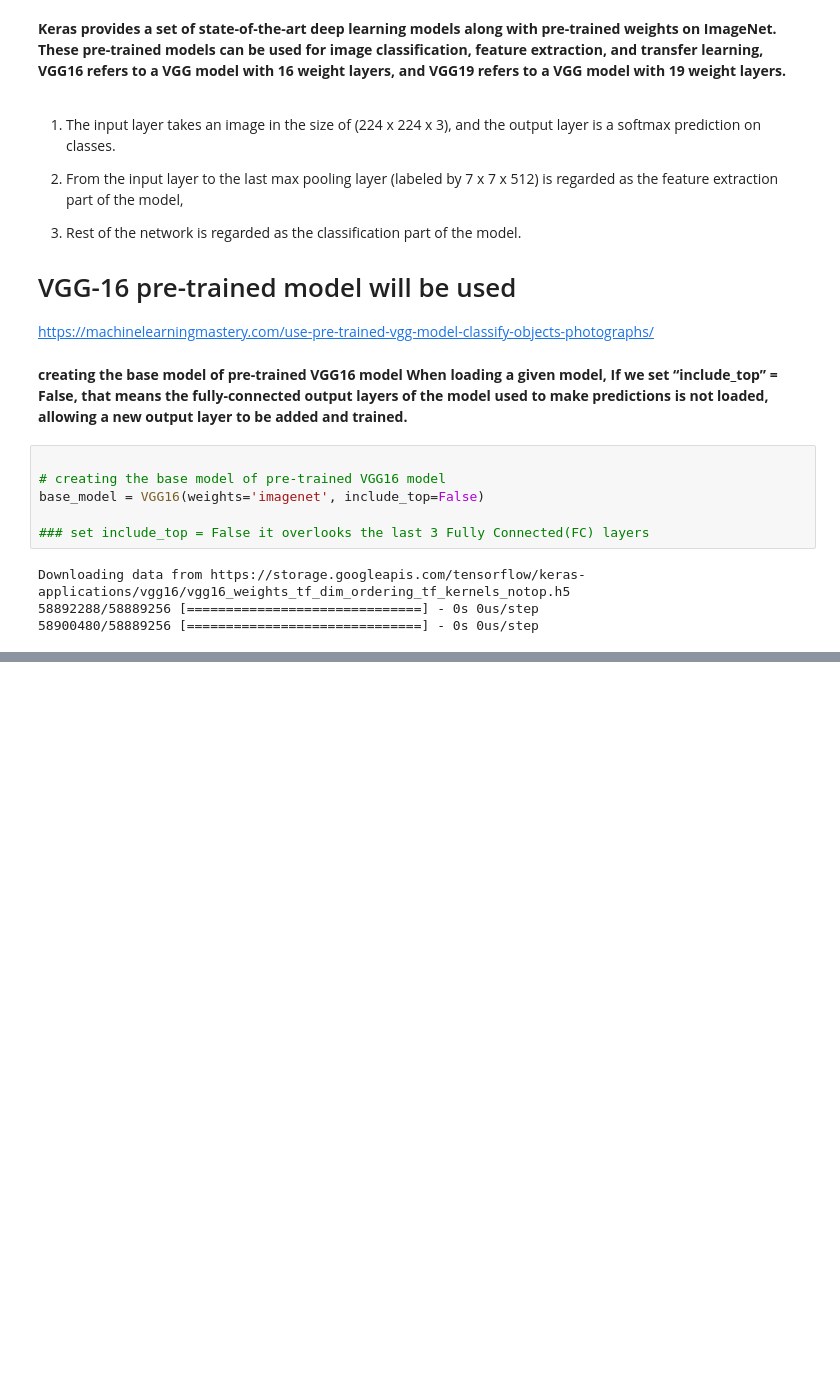
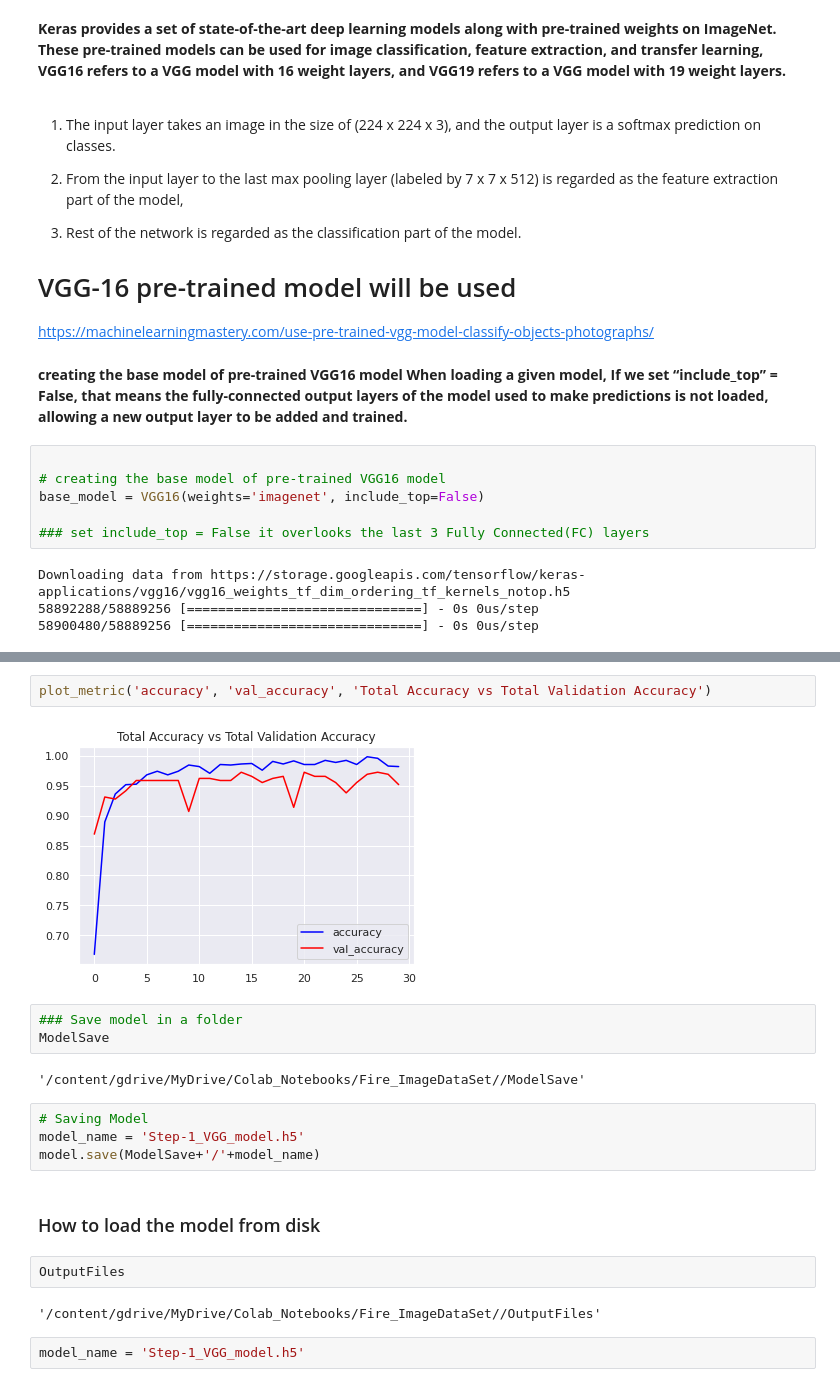
Before and after one commit to merrymasti015/CAP2022GRP09, a Jupyter notebook: PCAMZC321_Group09_FireEventDetection_PreProcessing.ipynb, the cells around one changed output, grey strips where cells are left out. Saved outputs shown, nothing was run; the diff lists cells and outputs as text; blank space fills up the shorter version.

```diff
--- a/PCAMZC321_Group09_FireEventDetection_PreProcessing.ipynb
+++ b/PCAMZC321_Group09_FireEventDetection_PreProcessing.ipynb
@@ -1064,0 +1285,21 @@ X_train.shape
+# %%
+plot_metric('accuracy', 'val_accuracy', 'Total Accuracy vs Total Validation Accuracy')
+# %% [output]
+[figure, added]
+# %%
+### Save model in a folder
+ModelSave
+# %% [output]
+'/content/gdrive/MyDrive/Colab_Notebooks/Fire_ImageDataSet//ModelSave'
+# %%
+# Saving Model
+model_name = 'Step-1_VGG_model.h5'
+model.save(ModelSave+'/'+model_name)
+# %% [markdown]
+### How to load the model from disk
+# %%
+OutputFiles
+# %% [output]
+'/content/gdrive/MyDrive/Colab_Notebooks/Fire_ImageDataSet//OutputFiles'
+# %%
+model_name = 'Step-1_VGG_model.h5'
```
Also changed, not shown: parts of 29 cells of this notebook.
